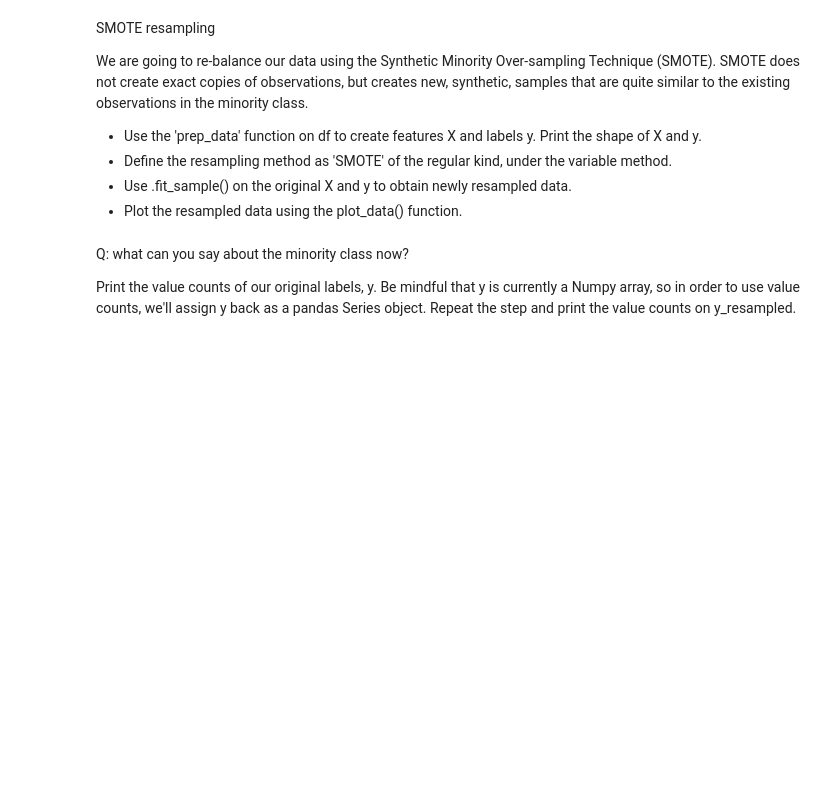
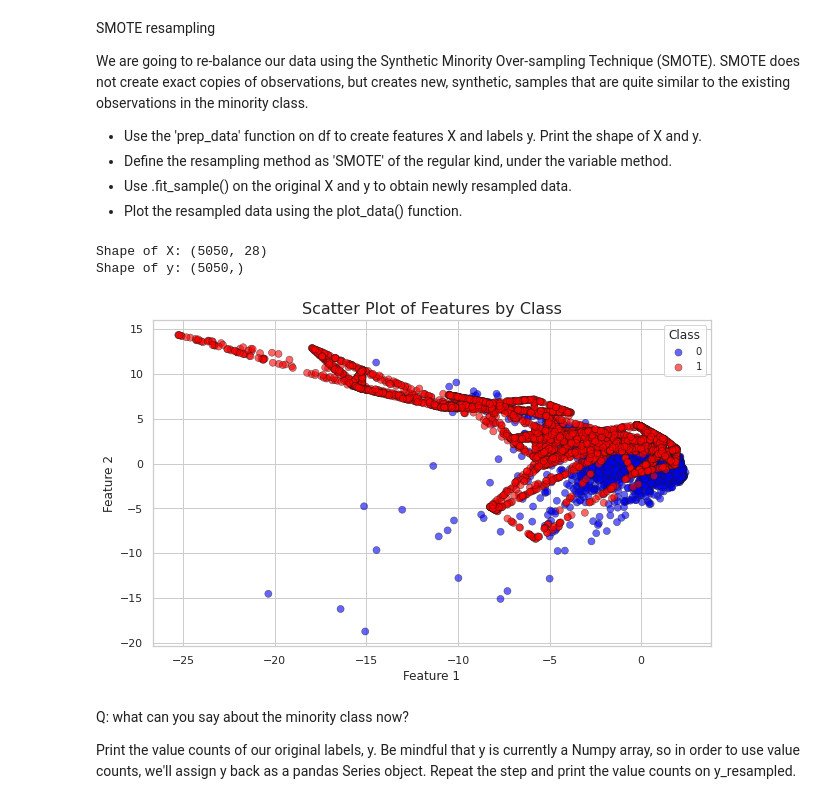
Before and after one commit to temef/FIRMA_ml, a Jupyter notebook: Exercise 3, early bird 28032025/exercise 3.4/exercise3.4_fraud_labeled_short.ipynb, the cells around one changed output. Cells and saved outputs as stored; diff of their text form; code cells hidden in the pictures; blank space fills up the shorter version.

```diff
--- a/Exercise 3, early bird 28032025/exercise 3.4/exercise3.4_fraud_labeled_short.ipynb
+++ b/Exercise 3, early bird 28032025/exercise 3.4/exercise3.4_fraud_labeled_short.ipynb
@@ -194,17 +195,26 @@ We are going to re-balance our data using the Synthetic Minority Over-sampling T
 - Plot the resampled data using the plot_data() function.
 # %%
 # Run the prep_data function
+X, y = prep_data(df)
 # %%
 # shapes of X and y
+print("Shape of X:", X.shape)
+print("Shape of y:", y.shape)
+# %% [output]
+Shape of X: (5050, 28)
+Shape of y: (5050,)
 # %%
 
 # Define the resampling method
 method = SMOTE()
 # %%
 # Create the resampled feature set
-X_resampled, y_resampled = ..
+X_resampled, y_resampled = method.fit_resample(X, y)
 # %%
 # Plot the resampled data
+plot_data(X_resampled, y_resampled)
+# %% [output]
+[figure, added]
 # %% [markdown]
 Q: what can you say about the minority class now?
 
```
Also changed, not shown: parts of 21 cells of this notebook, 2 other files.
